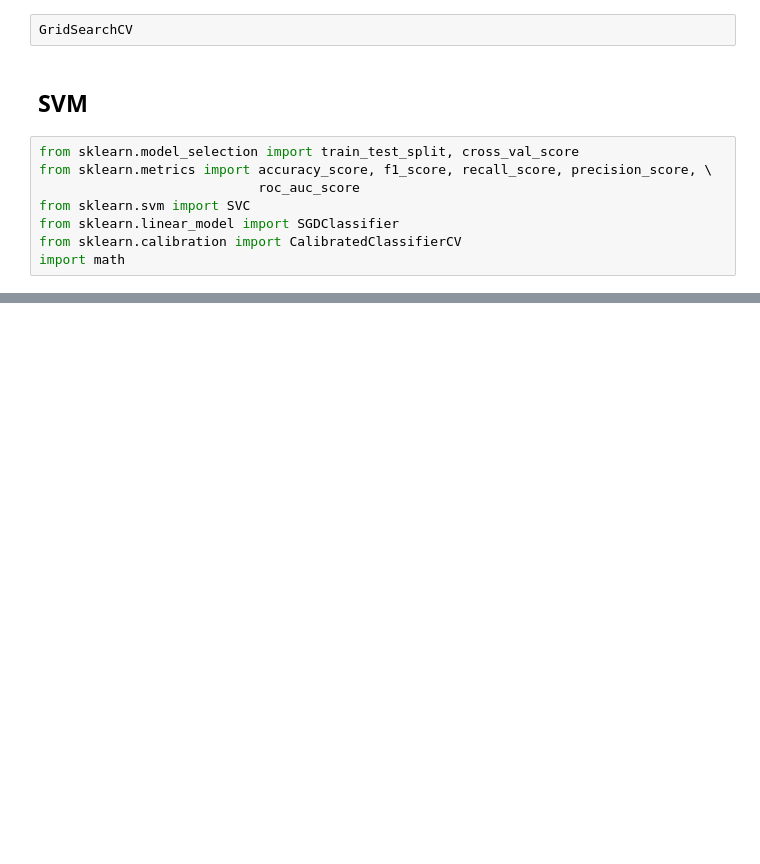
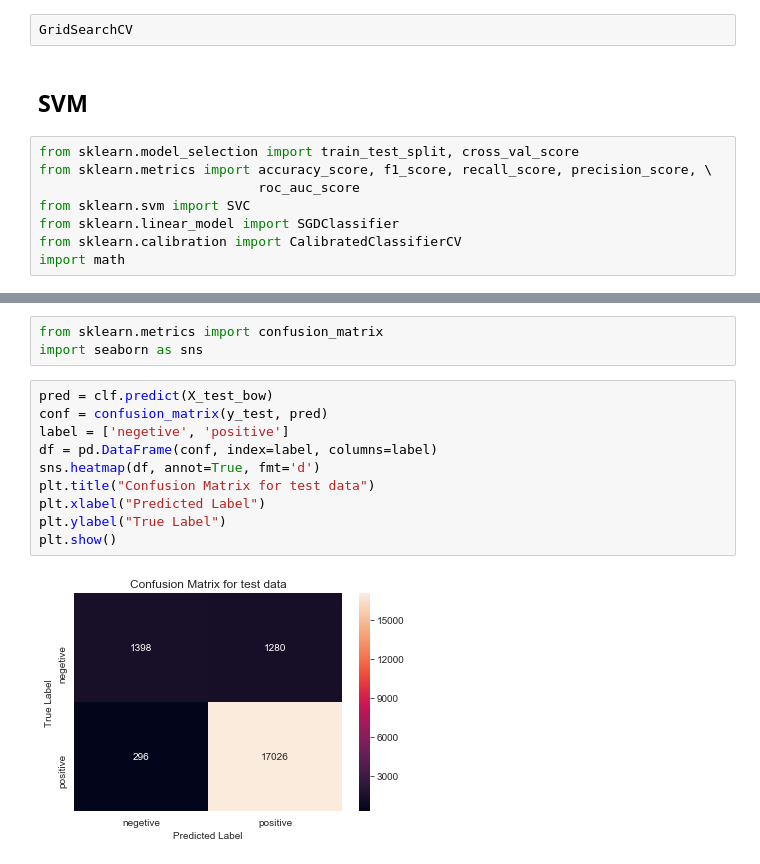
Before and after one commit to Lalit-Yadav-E1483/Amazon-Fine-Food, a Jupyter notebook: svm.ipynb, the cells around one changed output, grey strips where cells are left out. Saved outputs shown, nothing was run; the diff lists cells and outputs as text; blank space fills up the shorter version.

```diff
--- a/svm.ipynb
+++ b/svm.ipynb
@@ -569,0 +580,15 @@ np.argmax(alpha)
+# %%
+from sklearn.metrics import confusion_matrix
+import seaborn as sns
+# %%
+pred = clf.predict(X_test_bow)
+conf = confusion_matrix(y_test, pred)
+label = ['negetive', 'positive']
+df = pd.DataFrame(conf, index=label, columns=label)
+sns.heatmap(df, annot=True, fmt='d')
+plt.title("Confusion Matrix for test data")
+plt.xlabel("Predicted Label")
+plt.ylabel("True Label")
+plt.show()
+# %% [output]
+[figure, added]
```
Also changed, not shown: parts of 18 cells of this notebook.
